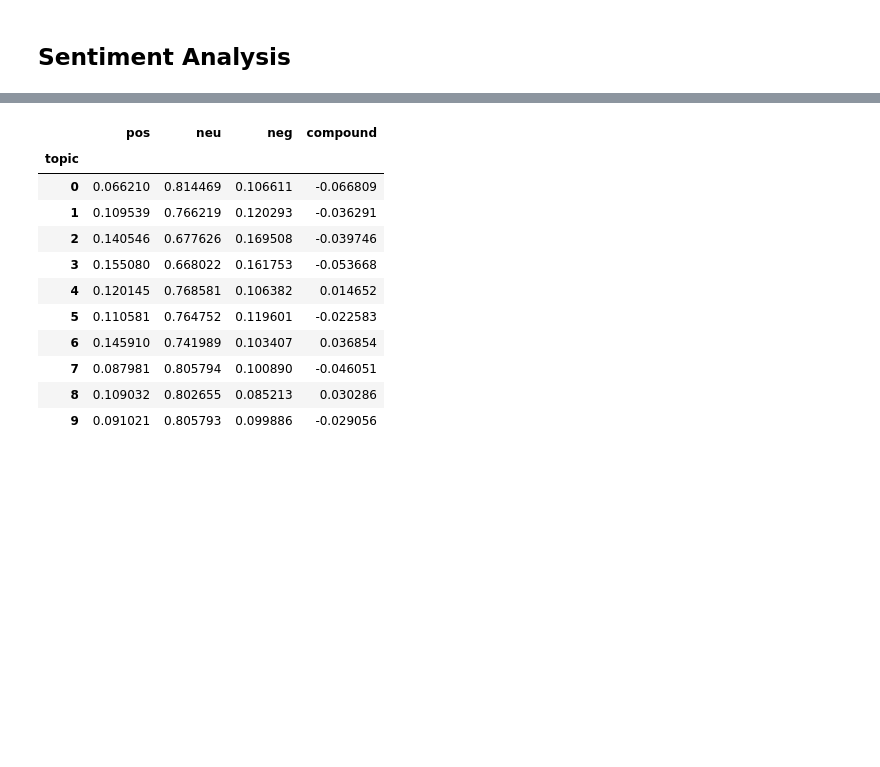
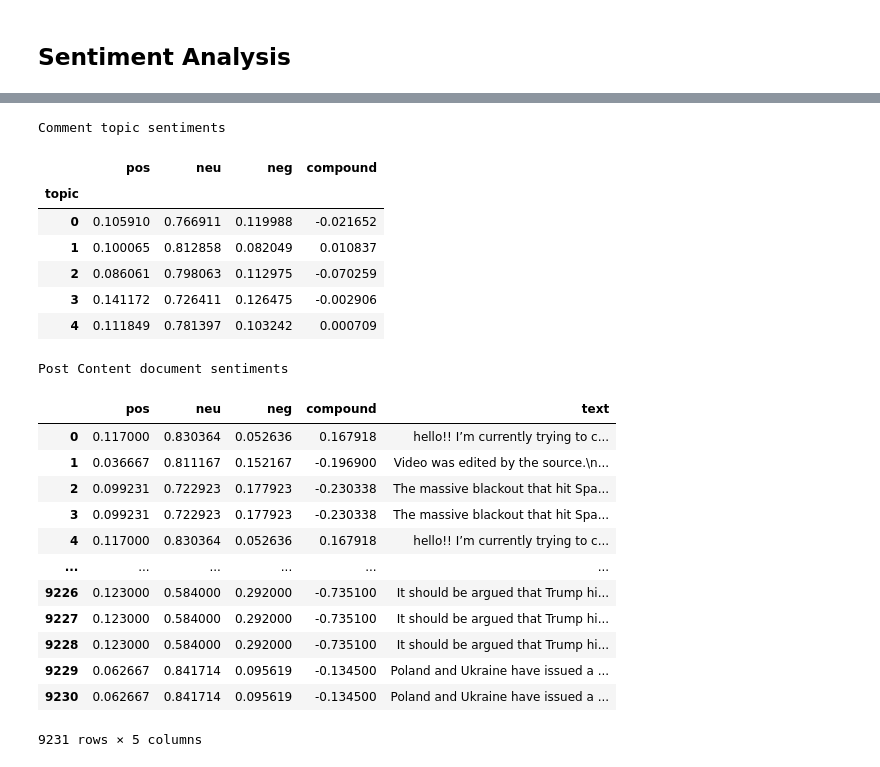
Before and after one commit to Nithin-Alluru/Reddit-Russia-Ukraine-Discourse-Analysis, a Jupyter notebook: text_analysis.ipynb, the cells around one changed output, grey strips where cells are left out. Cells and saved outputs as stored; diff of their text form; code cells hidden in the pictures; blank space fills up the shorter version.

```diff
--- a/text_analysis.ipynb
+++ b/text_analysis.ipynb
@@ -481,15 +534,30 @@ clean_column(df_recent, "self_text")["self_text"]
 # %%
+print("Comment topic sentiments")
 comment_topic_sentiments
 # %% [output]
+Comment topic sentiments
 |  | pos | neu | neg | compound |
 | topic |  |  |  |  |
-| 0 | 0.066210 | 0.814469 | 0.106611 | -0.066809 |
-| 1 | 0.109539 | 0.766219 | 0.120293 | -0.036291 |
-| 2 | 0.140546 | 0.677626 | 0.169508 | -0.039746 |
-| 3 | 0.155080 | 0.668022 | 0.161753 | -0.053668 |
-| 4 | 0.120145 | 0.768581 | 0.106382 | 0.014652 |
-| 5 | 0.110581 | 0.764752 | 0.119601 | -0.022583 |
-| 6 | 0.145910 | 0.741989 | 0.103407 | 0.036854 |
-| 7 | 0.087981 | 0.805794 | 0.100890 | -0.046051 |
-| 8 | 0.109032 | 0.802655 | 0.085213 | 0.030286 |
-| 9 | 0.091021 | 0.805793 | 0.099886 | -0.029056 |
+| 0 | 0.105910 | 0.766911 | 0.119988 | -0.021652 |
+| 1 | 0.100065 | 0.812858 | 0.082049 | 0.010837 |
+| 2 | 0.086061 | 0.798063 | 0.112975 | -0.070259 |
+| 3 | 0.141172 | 0.726411 | 0.126475 | -0.002906 |
+| 4 | 0.111849 | 0.781397 | 0.103242 | 0.000709 |
+# %%
+print("Post Content document sentiments")
+post_content_document_sentiments
+# %% [output]
+Post Content document sentiments
+|  | pos | neu | neg | compound | text |
+| 0 | 0.117000 | 0.830364 | 0.052636 | 0.167918 | hello!! I’m currently trying to c... |
+| 1 | 0.036667 | 0.811167 | 0.152167 | -0.196900 | Video was edited by the source.\n... |
+| 2 | 0.099231 | 0.722923 | 0.177923 | -0.230338 | The massive blackout that hit Spa... |
+| 3 | 0.099231 | 0.722923 | 0.177923 | -0.230338 | The massive blackout that hit Spa... |
+| 4 | 0.117000 | 0.830364 | 0.052636 | 0.167918 | hello!! I’m currently trying to c... |
+| ... | ... | ... | ... | ... | ... |
+| 9226 | 0.123000 | 0.584000 | 0.292000 | -0.735100 | It should be argued that Trump hi... |
+| 9227 | 0.123000 | 0.584000 | 0.292000 | -0.735100 | It should be argued that Trump hi... |
+| 9228 | 0.123000 | 0.584000 | 0.292000 | -0.735100 | It should be argued that Trump hi... |
+| 9229 | 0.062667 | 0.841714 | 0.095619 | -0.134500 | Poland and Ukraine have issued a ... |
+| 9230 | 0.062667 | 0.841714 | 0.095619 | -0.134500 | Poland and Ukraine have issued a ... |
+9231 rows × 5 columns
```
Also changed, not shown: parts of 16 cells of this notebook, 1 other file.
